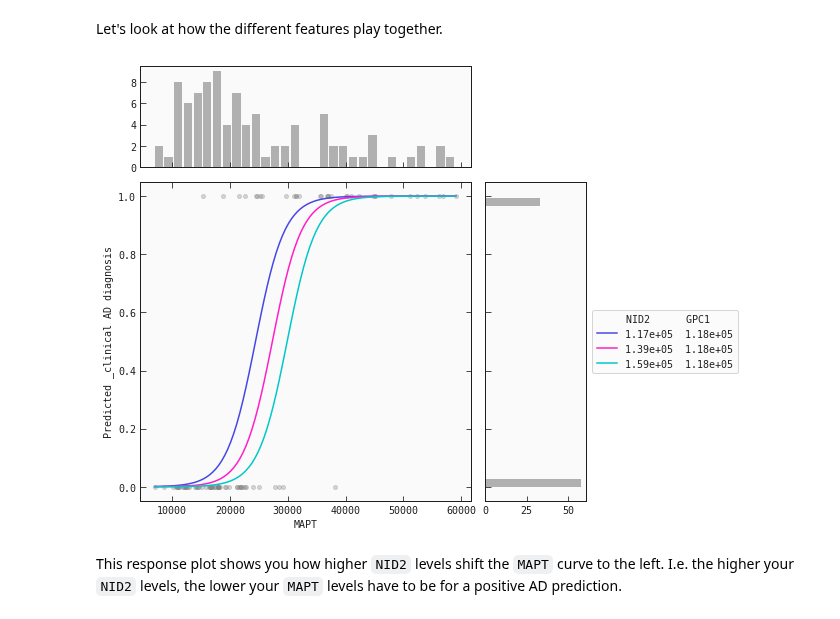
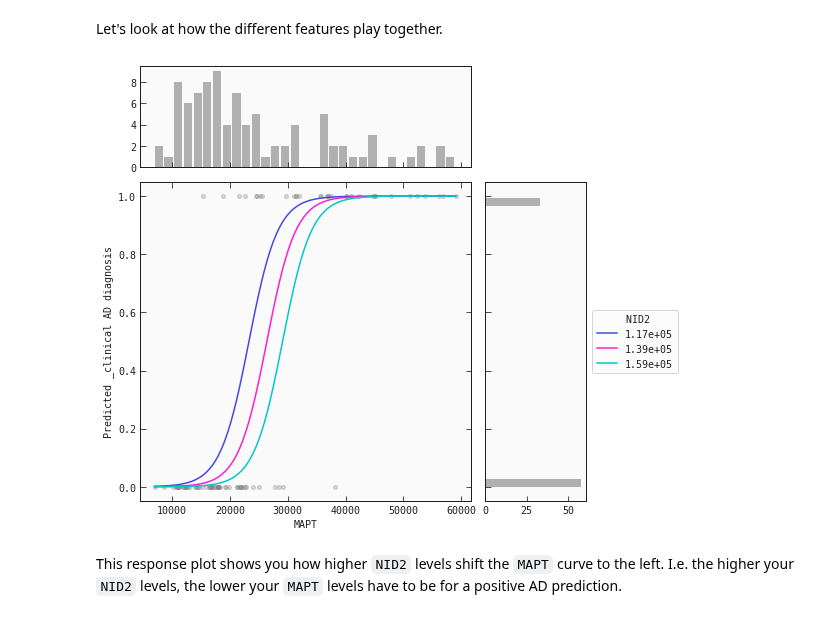
Before and after one commit to abzu-ai/QLattice-clinical-omics, a Jupyter notebook: notebooks/QLattice_tutorial.ipynb, the cells around one changed output. Saved outputs shown, nothing was run; the diff lists cells and outputs as text; code cells hidden in the pictures.

```diff
--- a/notebooks/QLattice_tutorial.ipynb
+++ b/notebooks/QLattice_tutorial.ipynb
@@ -64,10 +63,7 @@ This occurs in the following steps:
 This is all captured within the `auto_run` function
 # %%
 # Connecting
-ql = feyn.connect_qlattice()
-
-# Reset and set random seed
-ql.reset(random_seed=random_seed)
+ql = feyn.QLattice(random_seed)
 
 # Sample and fit models
 models = ql.auto_run(
@@ -75,7 +71,7 @@ models = ql.auto_run(
     output_name=target,
     kind='classification',
     stypes=stypes,
-    n_epochs=20
+    n_epochs=30
     )
 # %% [output]
 [interactive output not drawn]
@@ -120,14 +111,14 @@ Let's look at how the different features play together.
 # %%
 show_quantiles = 'NID2'
 fixed = {}
 fixed[show_quantiles] = [
     train[show_quantiles].quantile(q=0.25),
     train[show_quantiles].quantile(q=0.5),
     train[show_quantiles].quantile(q=0.75)
 ]
 
-best.plot_response_1d(train, by = "MAPT", input_constraints=fixed)
+best.plot_response_1d(train, by = "MAPT", input_constraints=fixed, filename=)
 # %% [output]
-[figure, old version]
+[figure, new version]
 # %% [markdown]
 This response plot shows you how higher `NID2` levels shift the `MAPT` curve to the left. I.e. the higher your `NID2` levels, the lower your `MAPT` levels have to be for a positive AD prediction.
```
Also changed, not shown: parts of 3 cells of this notebook, 7 other files.
